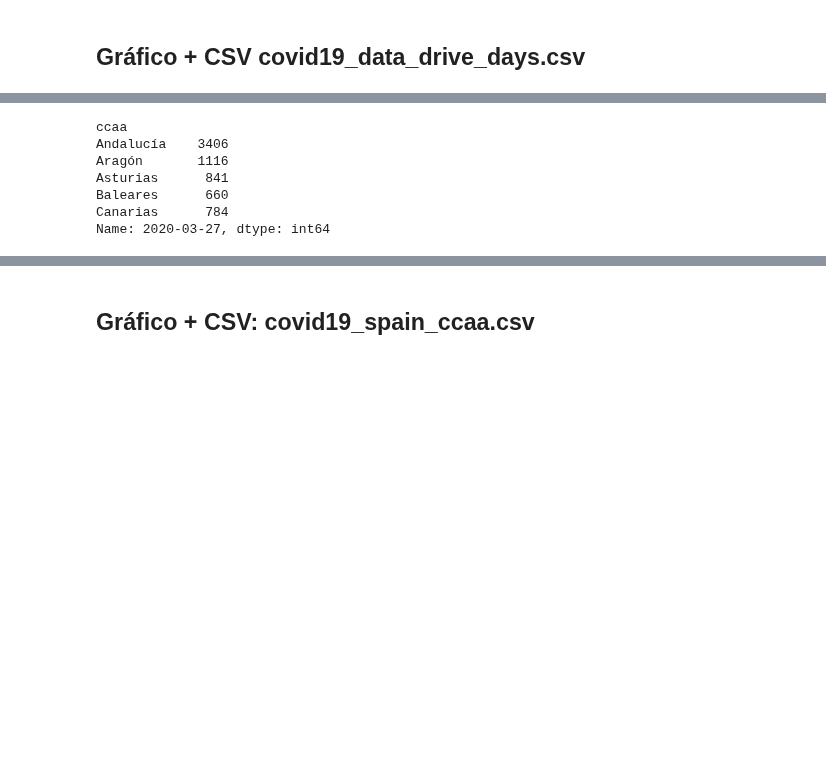
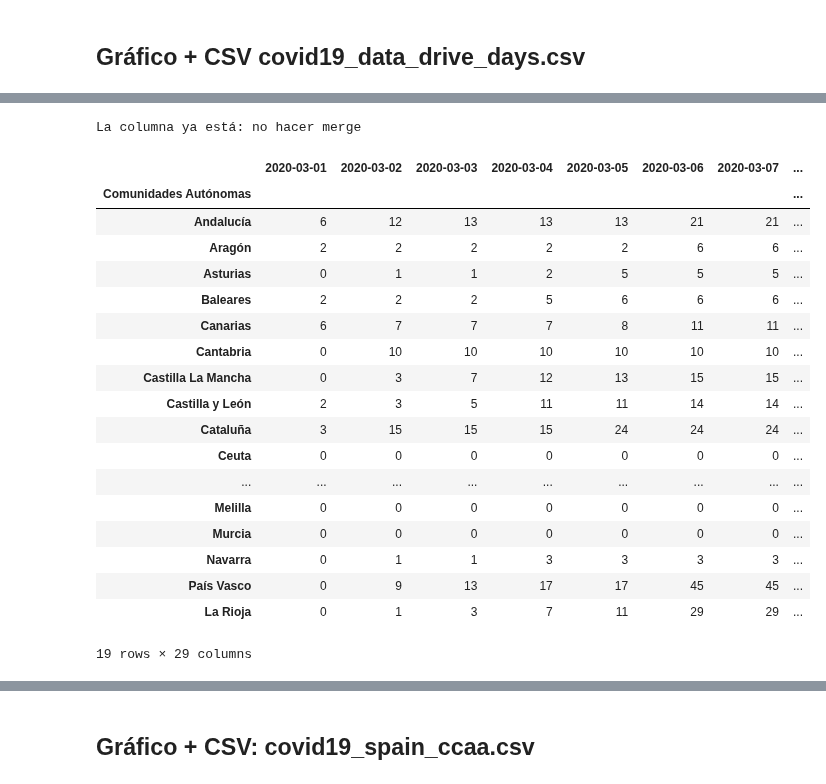
Before and after one commit to akakicreations/ejercicios-casuales-github, a Jupyter notebook: covid19-exercise/covid19_notebook_WEB.ipynb, the cells around one changed output, grey strips where cells are left out. Drawn from its saved outputs; the diff is of its cells as text; code cells hidden in the pictures; blank space fills up the shorter version.

Commit message:
actualización de datos

```diff
--- a/covid19-exercise/covid19_notebook_WEB.ipynb
+++ b/covid19-exercise/covid19_notebook_WEB.ipynb
@@ -161,0 +166,16 @@ data_drive_lastX.tail()
+# %%
+# Coger datos de España
+# Data: https://github.com/michydev/Covid-19-Spain-API
+import pandas as pd
+data_ccaa = pd.read_json (r'https://api.chollx.es/coronavirus/ca', encoding= 'utf-8')
+print(data_ccaa.columns)
+data_ccaa.head(20)
+data_ccaa.set_index(["ccaa"], inplace = True, append = False, drop = True)
+
+date_today = data_ccaa.iloc[19,6]
+date_today = date_today[:5]
+date_today
+
+date_today_brut = data_ccaa.iloc[19,6]
+date_today = date_today[:5]
+print(date_today)
@@ -243,32 +203,59 @@ Ya está
 # %%
 # Original dataset: https://github.com/AlbertoCasasOrtiz/Coronavirus-Spain-Dataset
-# Saco la última columna del dataframe habitual y sustituir símbolos apra igualar fecha
+
+# Saco la última columna del dataframe habitual y sustituir símbolos para igualar fecha
 from datetime import datetime
 date_today_evolution = date_today_brut[:8]
 date_today_evolution_final = str(pd.Timestamp(date_today_evolution))
 date_today_evolution_final = date_today_evolution_final[:10]
 
-list_ccaa = ['Andalucía','Aragón',           'Asturias',
-                 'Baleares',           'Canarias',          'Cantabria',
-       'Castilla La Mancha',    'Castilla y León',           'Cataluña',
-                    'Ceuta',      'C. Valenciana',        'Extremadura',
-                  'Galicia',             'Madrid',            'Melilla',
-                   'Murcia',            'Navarra',         'País Vasco',
-                 'La Rioja']
+list_ccaa = ['Andalucía','Aragón','Asturias','Baleares','Canarias','Cantabria','Castilla La Mancha','Castilla y León','Cataluña','Ceuta','C. Valenciana','Extremadura','Galicia','Madrid','Melilla','Murcia','Navarra','País Vasco', 'La Rioja']
 
 # Importo los datos y reindexo
 data_ccaa_evolution_last = pd.read_json (r'https://api.chollx.es/coronavirus/ca', encoding= 'utf-8')
 data_ccaa_evolution_last.set_index(["ccaa"], inplace = True, append = False, drop = True)
 
 # Renombro la columna con la fecha
-data_ccaa_evolution_last.rename(columns = {'casos_totales':date_today_evolution_final}, inplace = True)
-data_ccaa_evolution_last = data_ccaa_evolution_last[date_today_evolution_final]
-data_ccaa_evolution_last.head()
+data_ccaa_evolution_last.rename(columns = {'casos_totales':date_today_evolution_final}, index={'ccaa': 'Comunidades Autónomas'}, inplace = True)
+data_ccaa_evolution_last = data_ccaa_evolution_last.iloc[0:19]
+data_ccaa_evolution_column = data_ccaa_evolution_last[date_today_evolution_final]
+data_ccaa_evolution_column
+
+# Cargo dataset de partida
+data_process = pd.read_csv("covid19_spain_ccaa_evolution.csv", sep = ';', encoding="utf-8")
+data_process = data_process.set_index('Comunidades Autónomas')
+
+# Hacer merge si es necesario con condicional
+if data_process.columns[-1] == data_ccaa_evolution_last.columns[0]:
+    print('La columna ya está: no hacer merge')
+else:
+    print('La última columna es diferente y no está: SE HACE MERGE')
+    data_process = pd.merge(data_process,data_ccaa_evolution_column, left_index=True, right_index=True)
+
+
+#Exportar a CSV
+data_process.to_csv('covid19_spain_ccaa_evolution.csv', sep = ';', encoding="utf-8", index=True, index_label='Comunidades Autónomas')
+data_process
+
+# ARREGLAR, TRASNPONER LAS FECHAS Y DARLE UN DATETIME
 # %% [output]
-ccaa
-Andalucía    3406
-Aragón       1116
-Asturias      841
-Baleares      660
-Canarias      784
-Name: 2020-03-27, dtype: int64
+La columna ya está: no hacer merge
+|  | 2020-03-01 | 2020-03-02 | 2020-03-03 | 2020-03-04 | 2020-03-05 | 2020-03-06 | 2020-03-07 | ... |
+| Comunidades Autónomas |  |  |  |  |  |  |  | ... |
+| Andalucía | 6 | 12 | 13 | 13 | 13 | 21 | 21 | ... |
+| Aragón | 2 | 2 | 2 | 2 | 2 | 6 | 6 | ... |
+| Asturias | 0 | 1 | 1 | 2 | 5 | 5 | 5 | ... |
+| Baleares | 2 | 2 | 2 | 5 | 6 | 6 | 6 | ... |
+| Canarias | 6 | 7 | 7 | 7 | 8 | 11 | 11 | ... |
+| Cantabria | 0 | 10 | 10 | 10 | 10 | 10 | 10 | ... |
+| Castilla La Mancha | 0 | 3 | 7 | 12 | 13 | 15 | 15 | ... |
+| Castilla y León | 2 | 3 | 5 | 11 | 11 | 14 | 14 | ... |
+| Cataluña | 3 | 15 | 15 | 15 | 24 | 24 | 24 | ... |
+| Ceuta | 0 | 0 | 0 | 0 | 0 | 0 | 0 | ... |
+| ... | ... | ... | ... | ... | ... | ... | ... | ... |
+| Melilla | 0 | 0 | 0 | 0 | 0 | 0 | 0 | ... |
+| Murcia | 0 | 0 | 0 | 0 | 0 | 0 | 0 | ... |
+| Navarra | 0 | 1 | 1 | 3 | 3 | 3 | 3 | ... |
+| País Vasco | 0 | 9 | 13 | 17 | 17 | 45 | 45 | ... |
+| La Rioja | 0 | 1 | 3 | 7 | 11 | 29 | 29 | ... |
+19 rows × 29 columns
```
Also changed, not shown: parts of 20 cells of this notebook.
